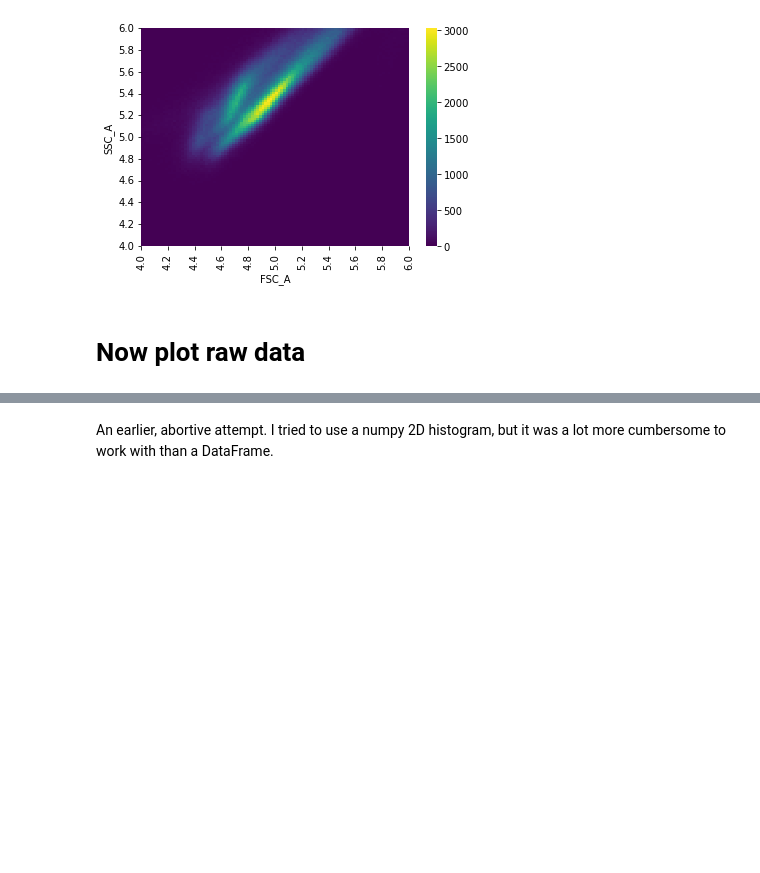
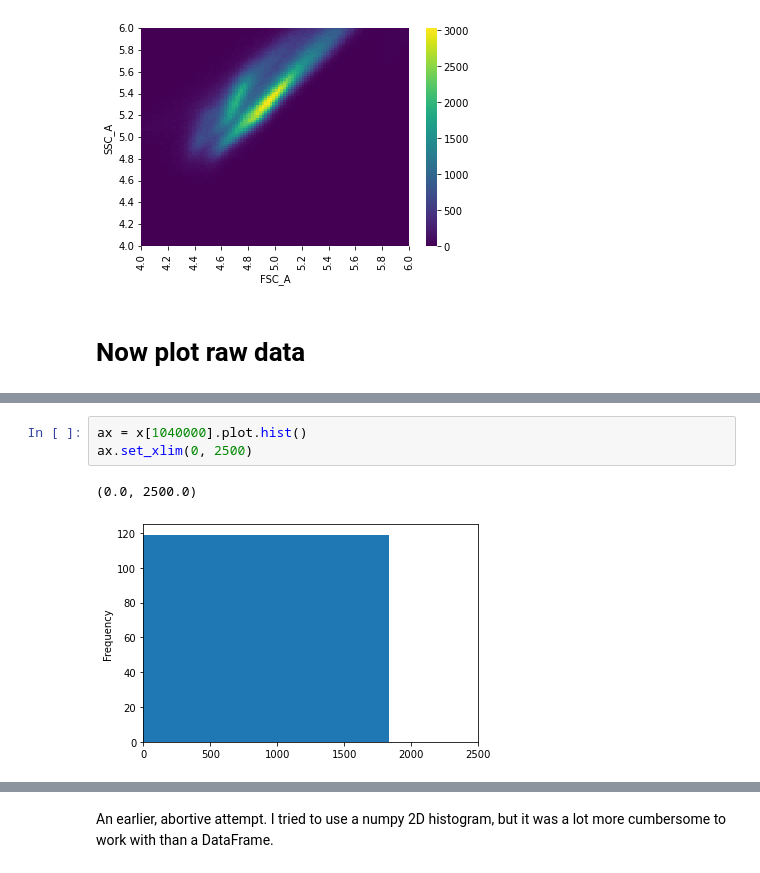
Before and after one commit to rpgoldman/replication-paper-data-analysis, a Jupyter notebook: Gating_Negative_Controls.ipynb, the cells around one changed output, grey strips where cells are left out. Cells and saved outputs as stored; diff of their text form; blank space fills up the shorter version.

```diff
--- a/Gating_Negative_Controls.ipynb
+++ b/Gating_Negative_Controls.ipynb
@@ -334,0 +344,6 @@ len(x.columns)
+# %%
+ax = x[1040000].plot.hist()
+ax.set_xlim(0, 2500)
+# %% [output]
+(0.0, 2500.0)
+[figure, added]
```
Also changed, not shown: parts of 14 cells of this notebook, 1 other file.
